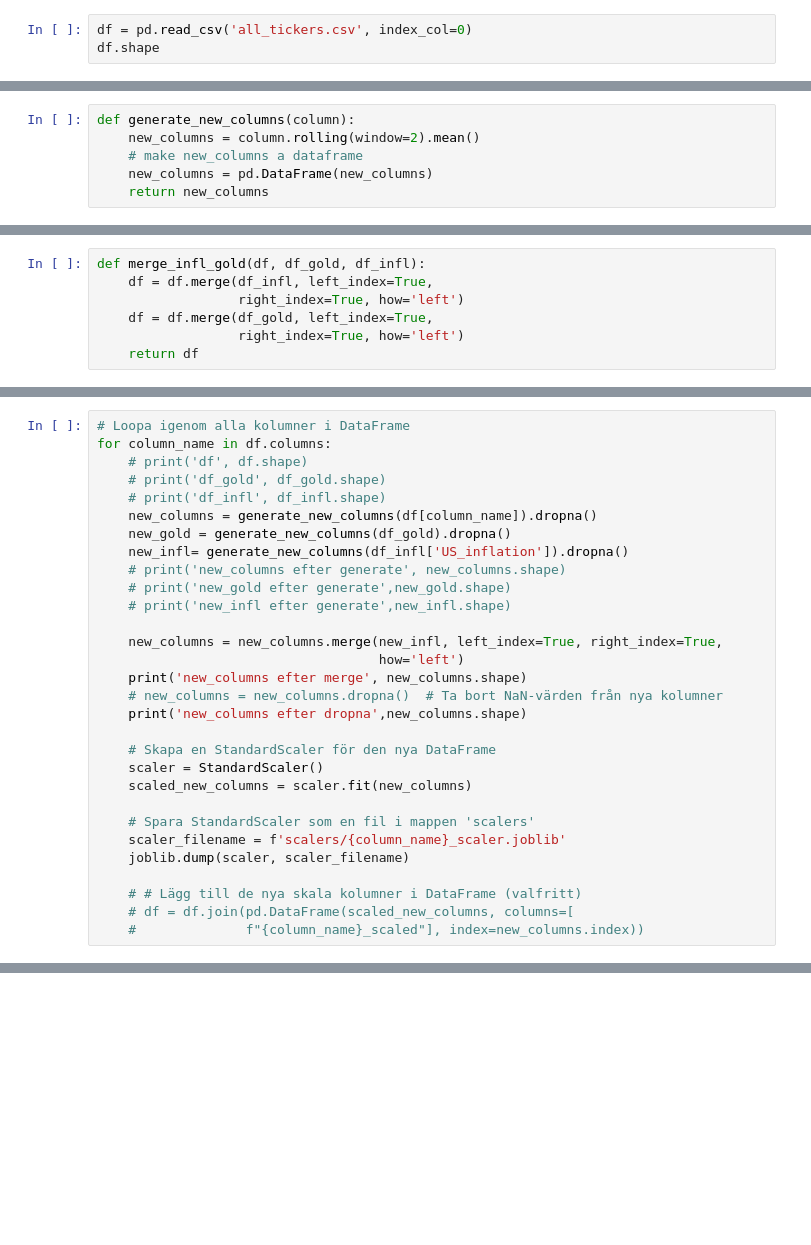
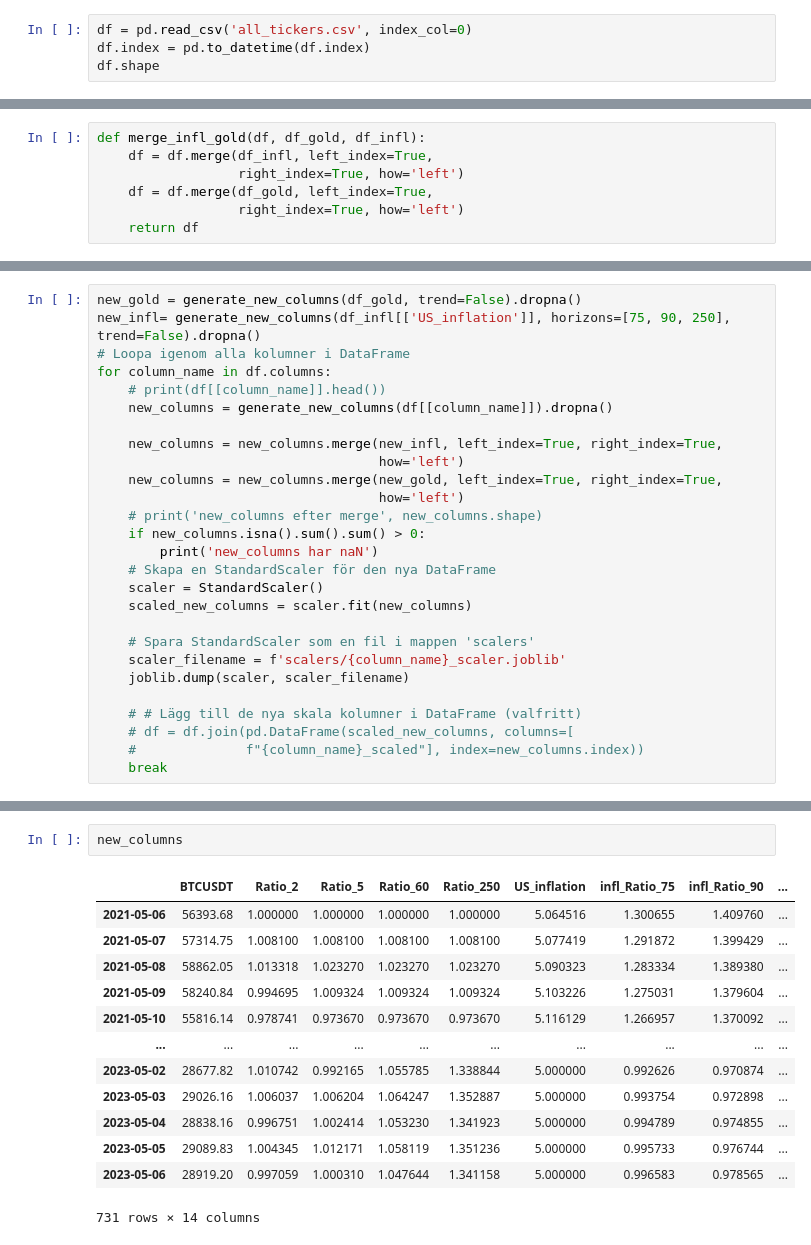
Before and after one commit to carokanns/the_new_Krypto, a Jupyter notebook: my_create_stdScaler.ipynb, the cells around one changed output, grey strips where cells are left out. Saved outputs shown, nothing was run; the diff lists cells and outputs as text; blank space fills up the shorter version.

Commit message:
Halvfärdig processing utan trend

```diff
--- a/my_create_stdScaler.ipynb
+++ b/my_create_stdScaler.ipynb
@@ -341,6 +322,7 @@ def fit_and_save_scaler(df, column_name):
 # Tester
 # %%
 df = pd.read_csv('all_tickers.csv', index_col=0)
+df.index = pd.to_datetime(df.index)
 df.shape
 # %% [output]
 (731, 420)
@@ -361,7 +344 @@ df.shape
 (731, 223)
-# %%
-def generate_new_columns(column):
-    new_columns = column.rolling(window=2).mean()
-    # make new_columns a dataframe
-    new_columns = pd.DataFrame(new_columns)
-    return new_columns
@@ -375,22 +442,18 @@ def merge_infl_gold(df, df_gold, df_infl):
 # %%
+new_gold = generate_new_columns(df_gold, trend=False).dropna()
+new_infl= generate_new_columns(df_infl[['US_inflation']], horizons=[75, 90, 250], trend=False).dropna()
 # Loopa igenom alla kolumner i DataFrame
 for column_name in df.columns:
-    # print('df', df.shape)
-    # print('df_gold', df_gold.shape)
-    # print('df_infl', df_infl.shape)
-    new_columns = generate_new_columns(df[column_name]).dropna()
-    new_gold = generate_new_columns(df_gold).dropna()
-    new_infl= generate_new_columns(df_infl['US_inflation']).dropna()
-    # print('new_columns efter generate', new_columns.shape)
-    # print('new_gold efter generate',new_gold.shape)
-    # print('new_infl efter generate',new_infl.shape)
+    # print(df[[column_name]].head())
+    new_columns = generate_new_columns(df[[column_name]]).dropna()
 
     new_columns = new_columns.merge(new_infl, left_index=True, right_index=True,
                                     how='left')
-    print('new_columns efter merge', new_columns.shape)
-    # new_columns = new_columns.dropna()  # Ta bort NaN-värden från nya kolumner
-    print('new_columns efter dropna',new_columns.shape)
-
+    new_columns = new_columns.merge(new_gold, left_index=True, right_index=True,
+                                    how='left')
+    # print('new_columns efter merge', new_columns.shape)
+    if new_columns.isna().sum().sum() > 0:
+        print('new_columns har naN')
     # Skapa en StandardScaler för den nya DataFrame
     scaler = StandardScaler()
     scaled_new_columns = scaler.fit(new_columns)
@@ -402,3 +465,4 @@ for column_name in df.columns:
     # # Lägg till de nya skala kolumner i DataFrame (valfritt)
     # df = df.join(pd.DataFrame(scaled_new_columns, columns=[
     #              f"{column_name}_scaled"], index=new_columns.index))
+    break
@@ -404,0 +489,16 @@ for column_name in df.columns:
+# %%
+new_columns
+# %% [output]
+|  | BTCUSDT | Ratio_2 | Ratio_5 | Ratio_60 | Ratio_250 | US_inflation | infl_Ratio_75 | infl_Ratio_90 | ... |
+| 2021-05-06 | 56393.68 | 1.000000 | 1.000000 | 1.000000 | 1.000000 | 5.064516 | 1.300655 | 1.409760 | ... |
+| 2021-05-07 | 57314.75 | 1.008100 | 1.008100 | 1.008100 | 1.008100 | 5.077419 | 1.291872 | 1.399429 | ... |
+| 2021-05-08 | 58862.05 | 1.013318 | 1.023270 | 1.023270 | 1.023270 | 5.090323 | 1.283334 | 1.389380 | ... |
+| 2021-05-09 | 58240.84 | 0.994695 | 1.009324 | 1.009324 | 1.009324 | 5.103226 | 1.275031 | 1.379604 | ... |
+| 2021-05-10 | 55816.14 | 0.978741 | 0.973670 | 0.973670 | 0.973670 | 5.116129 | 1.266957 | 1.370092 | ... |
+| ... | ... | ... | ... | ... | ... | ... | ... | ... | ... |
+| 2023-05-02 | 28677.82 | 1.010742 | 0.992165 | 1.055785 | 1.338844 | 5.000000 | 0.992626 | 0.970874 | ... |
+| 2023-05-03 | 29026.16 | 1.006037 | 1.006204 | 1.064247 | 1.352887 | 5.000000 | 0.993754 | 0.972898 | ... |
+| 2023-05-04 | 28838.16 | 0.996751 | 1.002414 | 1.053230 | 1.341923 | 5.000000 | 0.994789 | 0.974855 | ... |
+| 2023-05-05 | 29089.83 | 1.004345 | 1.012171 | 1.058119 | 1.351236 | 5.000000 | 0.995733 | 0.976744 | ... |
+| 2023-05-06 | 28919.20 | 0.997059 | 1.000310 | 1.047644 | 1.341158 | 5.000000 | 0.996583 | 0.978565 | ... |
+731 rows × 14 columns
```
Also changed, not shown: parts of 9 cells of this notebook, 1 other file.
